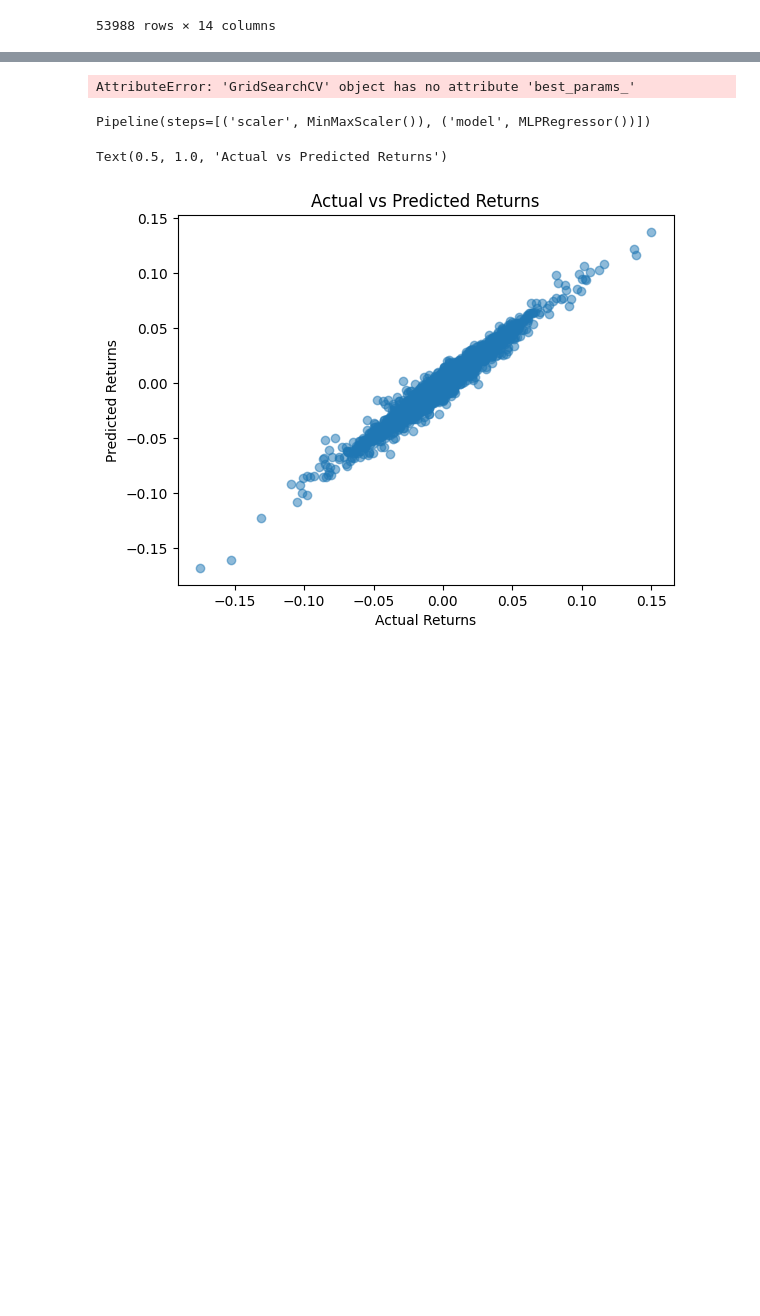
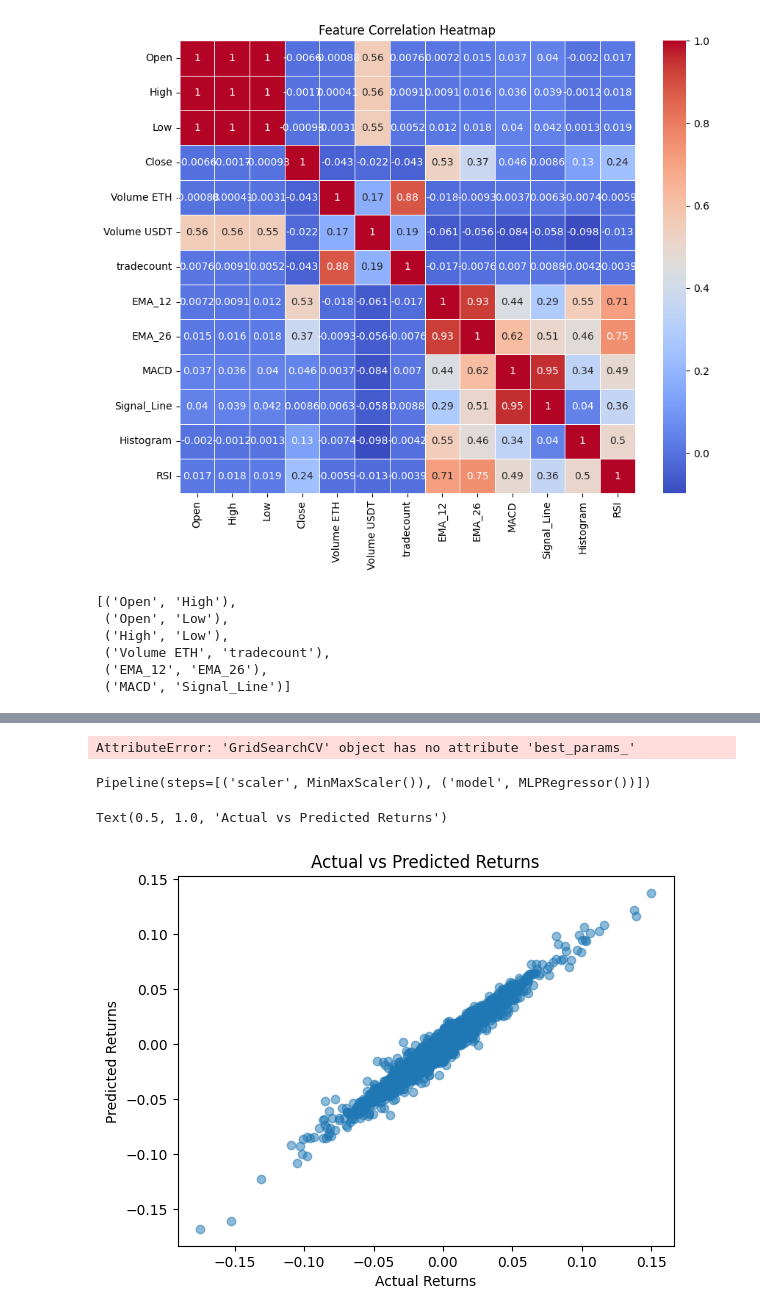
Before and after one commit to spockiash/DataAnalysis, a Jupyter notebook: Notebooks/GeneralAnalysis/ETHUSDT_TA_ML.ipynb, the cells around one changed output, grey strips where cells are left out. Cells and saved outputs as stored; diff of their text form; code cells hidden in the pictures; blank space fills up the shorter version.

```diff
--- a/Notebooks/GeneralAnalysis/ETHUSDT_TA_ML.ipynb
+++ b/Notebooks/GeneralAnalysis/ETHUSDT_TA_ML.ipynb
@@ -37,3 +49,16 @@ from sklearn.model_selection import train_test_split
+# %%
+# Assuming Date is already the index, only select the relevant features (excluding Date)
+features = ['Open','High','Low','Close', 'Volume ETH','Volume USDT', 'tradecount','EMA_12', 'EMA_26', 'MACD', 'Signal_Line', 'Histogram','RSI']
 # %%
-data
+# Compute correlation matrix
+correlation_matrix = data[features].corr()
+# Visualize correlations
+plt.figure(figsize=(10, 8))
+sns.heatmap(correlation_matrix, annot=True, cmap='coolwarm', linewidths=0.5)
+plt.title('Feature Correlation Heatmap')
+# Select features with correlation < 0.8
+threshold = 0.8
+high_corr_features = np.where(np.abs(correlation_matrix) > threshold)
+high_corr_features = [(correlation_matrix.columns[x], correlation_matrix.columns[y])
+                      for x, y in zip(*high_corr_features) if x != y and x < y]
 # %% [output]
@@ -53 +65,10 @@ data
-53988 rows × 14 columns
+[figure, added]
+# %%
+high_corr_features
+# %% [output]
+[('Open', 'High'),
+ ('Open', 'Low'),
+ ('High', 'Low'),
+ ('Volume ETH', 'tradecount'),
+ ('EMA_12', 'EMA_26'),
+ ('MACD', 'Signal_Line')]
```
Also changed, not shown: parts of 5 cells of this notebook, 1 other file.
